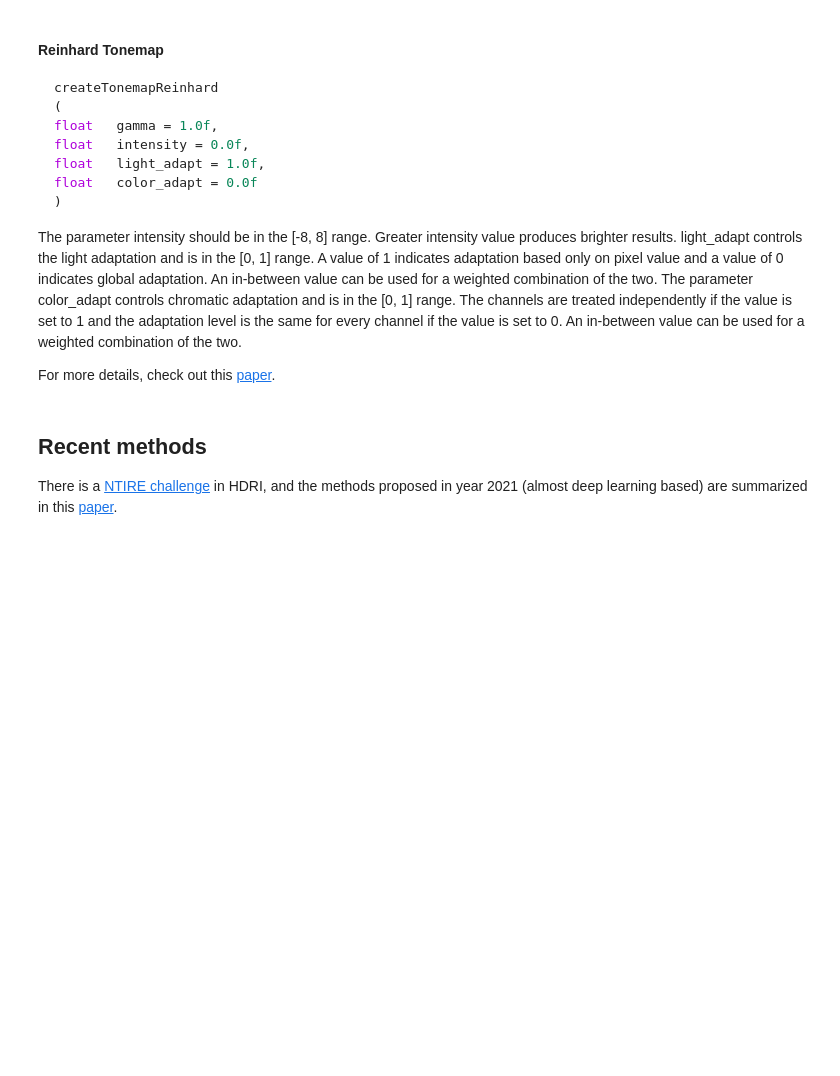
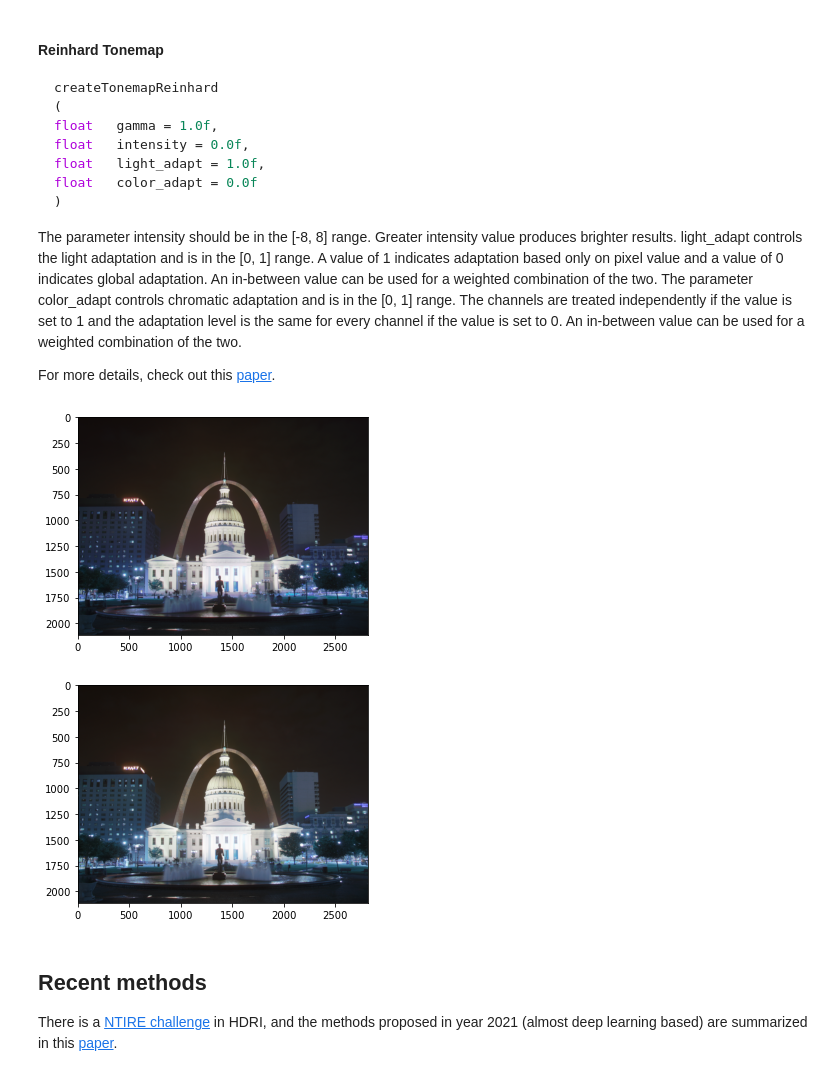
Before and after one commit to DIY-Z/HDRITask, a Jupyter notebook: High_Dynamic_Range_Imaging.ipynb, the cells around one changed output. Cells and saved outputs as stored; diff of their text form; code cells hidden in the pictures; blank space fills up the shorter version.

```diff
--- a/High_Dynamic_Range_Imaging.ipynb
+++ b/High_Dynamic_Range_Imaging.ipynb
@@ -174,18 +324,21 @@ For more details, check out this [paper](http://citeseerx.ist.psu.edu/viewdoc/do
 # %%
 import matplotlib.pyplot as plt
 # Tonemap using Reinhard's method to obtain 24-bit color image
 tonemapReinhard = cv2.createTonemapReinhard(1.5, 0,0,0)
 
 ### The following two lines is to tone map radiance map "hdrDebevec" from OpenCV's algorithm. Please use this function to tone map your radiance map and plot it.
 ldrReinhard = tonemapReinhard.process(hdrDebevec)
 plt.imshow(ldrReinhard)
-
+plt.show()
 ### TODO: Call OpenCV's function to tonemap the radiance map you have recovered.
-# ldrReinhard = tonemapReinhard.process(radiancemap)
-# plt.imshow(ldrReinhard)
-
+ldrReinhard = tonemapReinhard.process(radiancemap)
+plt.imshow(ldrReinhard)
+plt.show()
 # You may want to save the tonemapped image to a file.
 # cv2.imwrite("ldr-Reinhard.jpg", ldrReinhard * 255)
+# %% [output]
+[figure, added]
+[figure, added]
 # %% [markdown]
 ## Recent methods
 There is a [NTIRE challenge](https://data.vision.ee.ethz.ch/cvl/ntire21/) in HDRI, and the methods proposed in year 2021 (almost deep learning based) are summarized in this [paper](https://arxiv.org/abs/2106.01439).
```
Also changed, not shown: parts of 8 cells of this notebook.
